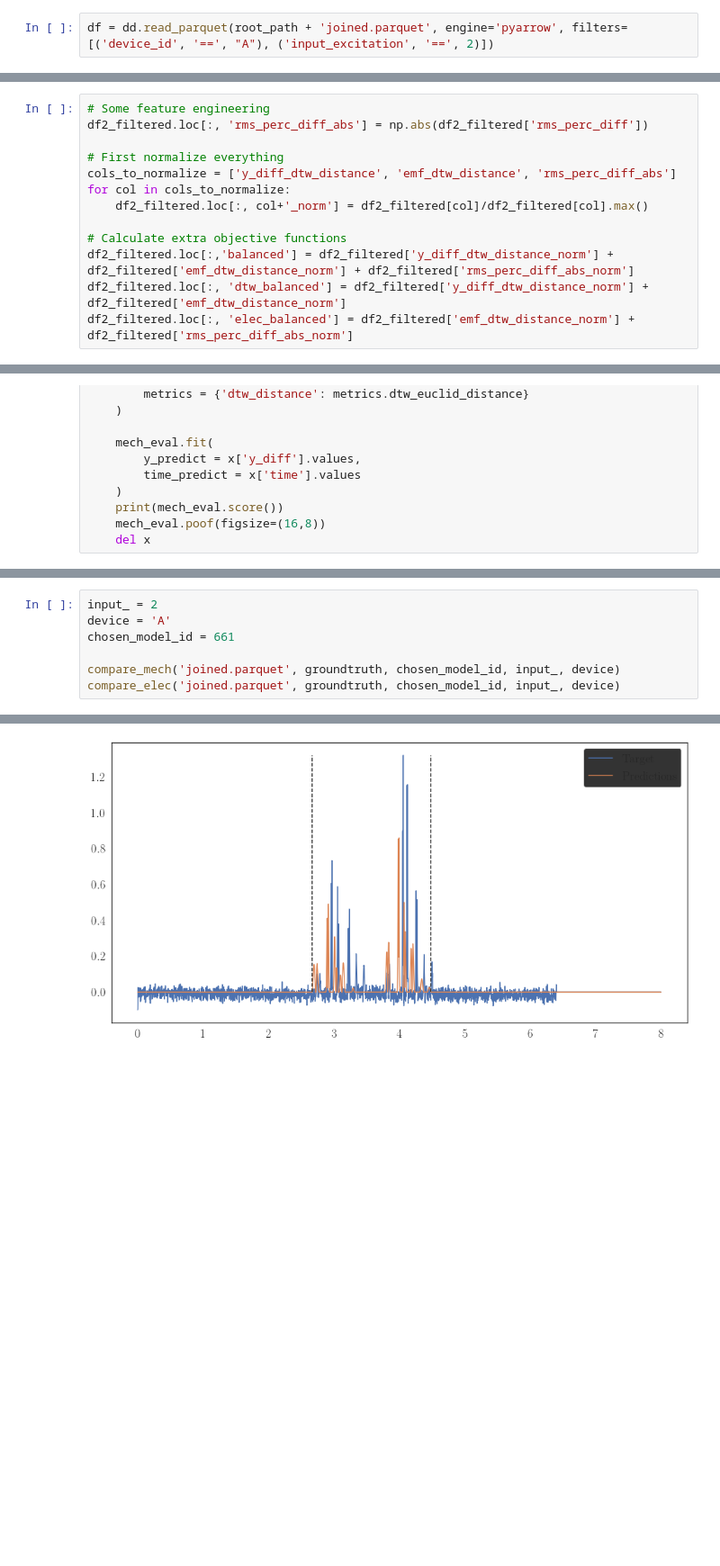
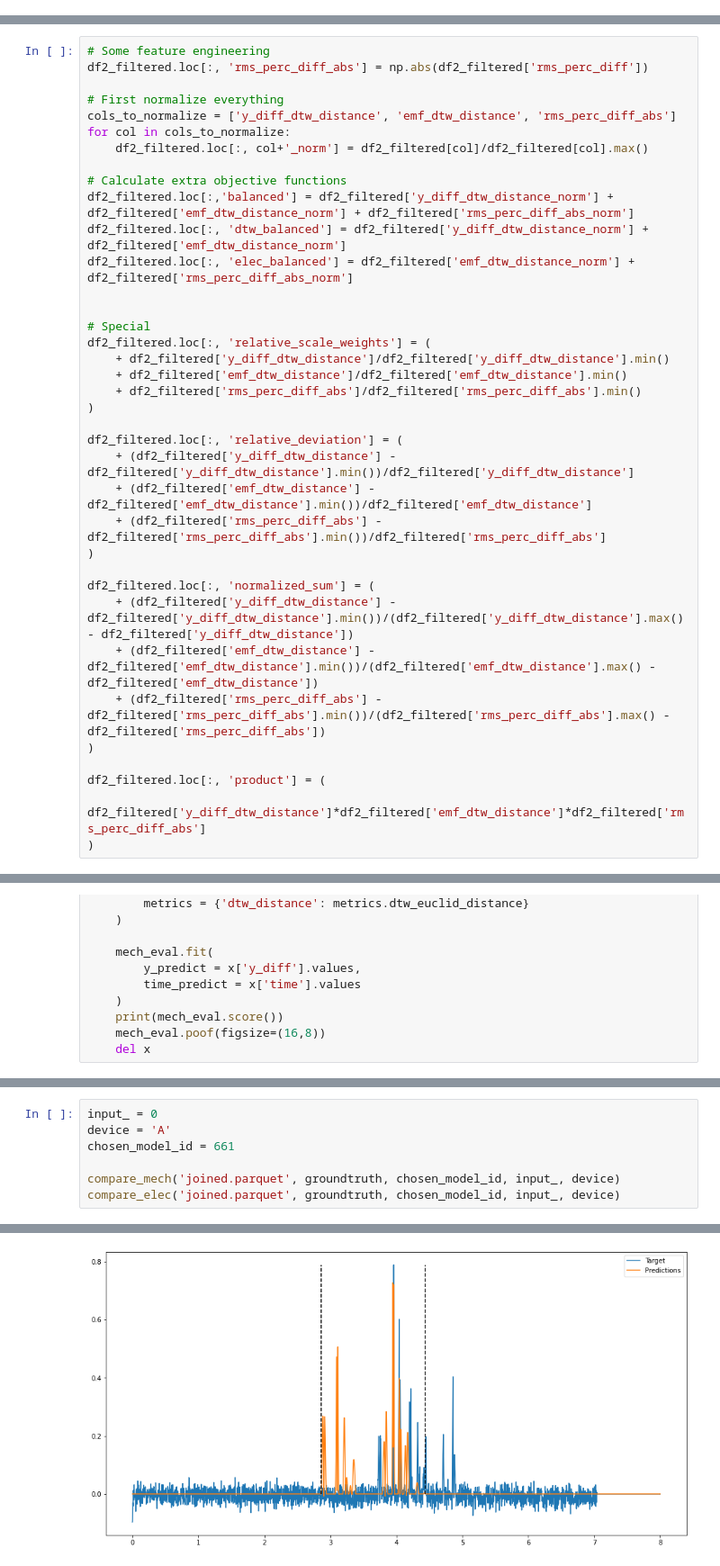
Before and after one commit to mnicstruwig/FlexibleFluxSimulator, a Jupyter notebook: experiments/2020-05-22-Analyze-Grid-Results.ipynb, the cells around one changed output, grey strips where cells are left out. Shown at 90% size. Cells and saved outputs as stored; diff of their text form; blank space fills up the shorter version.

```diff
--- a/experiments/2020-05-22-Analyze-Grid-Results.ipynb
+++ b/experiments/2020-05-22-Analyze-Grid-Results.ipynb
@@ -159,5 +161,3 @@ len(dfs)
 3
 # %%
 dd.concat(dfs).to_parquet(root_path + 'joined.parquet', engine='pyarrow', partition_on=['device_id', 'input_excitation'], compression='snappy')
-# %%
-df = dd.read_parquet(root_path + 'joined.parquet', engine='pyarrow', filters=[('device_id', '==', "A"), ('input_excitation', '==', 2)])
@@ -200,6 +193,30 @@ for col in cols_to_normalize:
 df2_filtered.loc[:,'balanced'] = df2_filtered['y_diff_dtw_distance_norm'] + df2_filtered['emf_dtw_distance_norm'] + df2_filtered['rms_perc_diff_abs_norm']
 df2_filtered.loc[:, 'dtw_balanced'] = df2_filtered['y_diff_dtw_distance_norm'] + df2_filtered['emf_dtw_distance_norm']
 df2_filtered.loc[:, 'elec_balanced'] = df2_filtered['emf_dtw_distance_norm'] + df2_filtered['rms_perc_diff_abs_norm']
+
+
+# Special
+df2_filtered.loc[:, 'relative_scale_weights'] = (
+    + df2_filtered['y_diff_dtw_distance']/df2_filtered['y_diff_dtw_distance'].min()
+    + df2_filtered['emf_dtw_distance']/df2_filtered['emf_dtw_distance'].min()
+    + df2_filtered['rms_perc_diff_abs']/df2_filtered['rms_perc_diff_abs'].min()
+)
+
+df2_filtered.loc[:, 'relative_deviation'] = (
+    + (df2_filtered['y_diff_dtw_distance'] - df2_filtered['y_diff_dtw_distance'].min())/df2_filtered['y_diff_dtw_distance']
+    + (df2_filtered['emf_dtw_distance'] - df2_filtered['emf_dtw_distance'].min())/df2_filtered['emf_dtw_distance']
+    + (df2_filtered['rms_perc_diff_abs'] - df2_filtered['rms_perc_diff_abs'].min())/df2_filtered['rms_perc_diff_abs']
+)
+
+df2_filtered.loc[:, 'normalized_sum'] = (
+    + (df2_filtered['y_diff_dtw_distance'] - df2_filtered['y_diff_dtw_distance'].min())/(df2_filtered['y_diff_dtw_distance'].max() - df2_filtered['y_diff_dtw_distance'])
+    + (df2_filtered['emf_dtw_distance'] - df2_filtered['emf_dtw_distance'].min())/(df2_filtered['emf_dtw_distance'].max() - df2_filtered['emf_dtw_distance'])
+    + (df2_filtered['rms_perc_diff_abs'] - df2_filtered['rms_perc_diff_abs'].min())/(df2_filtered['rms_perc_diff_abs'].max() - df2_filtered['rms_perc_diff_abs'])
+)
+
+df2_filtered.loc[:, 'product'] = (
+    df2_filtered['y_diff_dtw_distance']*df2_filtered['emf_dtw_distance']*df2_filtered['rms_perc_diff_abs']
+)
 # %%
 df2_filtered = df2_filtered.reset_index(drop=True)
 df2_filtered.head()
@@ -621,5 +667,5 @@ df2_filtered.query('device_id == "B" and input_excitation == 0 and model_id==661
 # %%
-input_ = 2
+input_ = 0
 device = 'A'
 chosen_model_id = 661
 
@@ -632 +679 @@ compare_elec('joined.parquet', groundtruth, chosen_model_id, input_, device)
-[figure, old version]
+[figure, new version]
```
Also changed, not shown: parts of 37 cells of this notebook, 6 other files.
